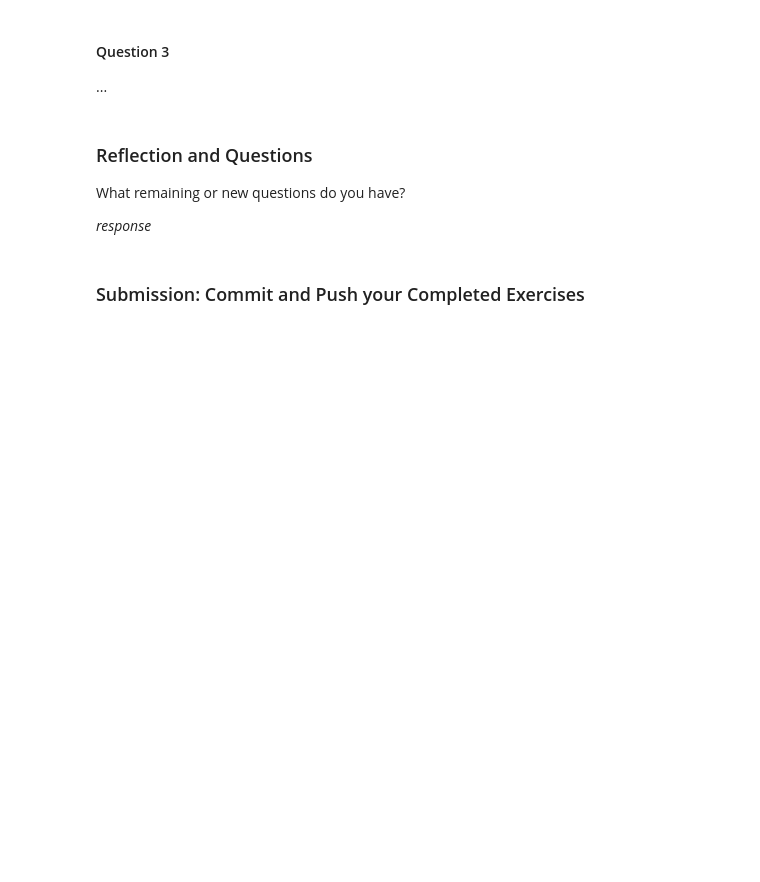
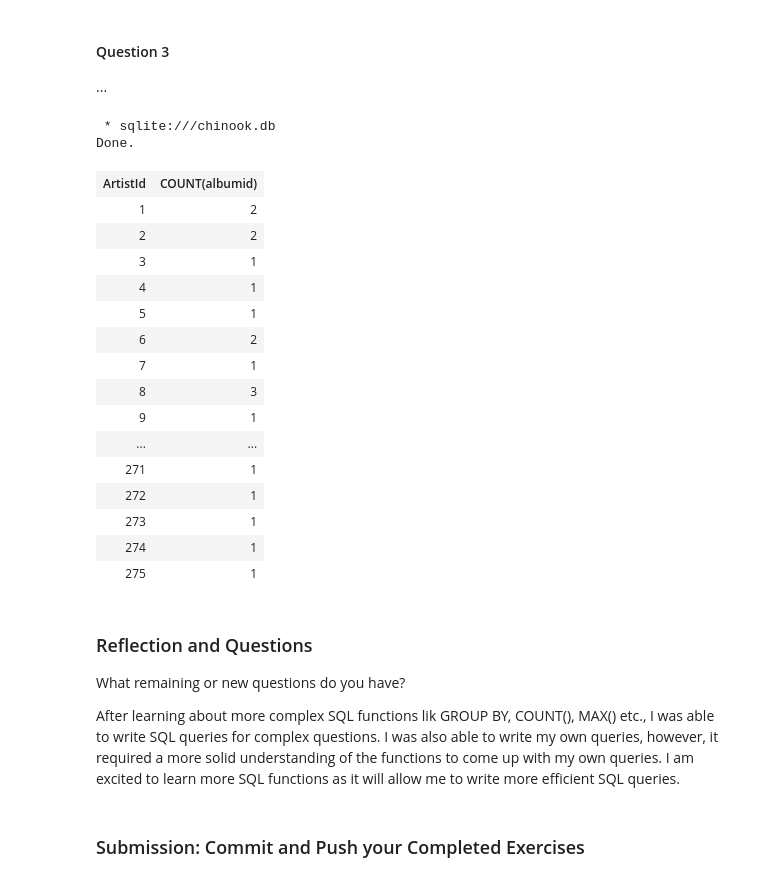
Before and after one commit to dixita9/CSC330-Introduction-to-SQL-T6, a Jupyter notebook: Intro_to_SQL_2.ipynb, the cells around one changed output. Drawn from its saved outputs; the diff is of its cells as text; code cells hidden in the pictures; blank space fills up the shorter version.

```diff
--- a/Intro_to_SQL_2.ipynb
+++ b/Intro_to_SQL_2.ipynb
@@ -171,11 +194,32 @@ SELECT MAX(COUNT(trackid)) FROM
 # %%
 %%sql
 -- Write your query here
+--How many albums does each artist have?
+SELECT artistid, COUNT(albumid) FROM albums GROUP BY artistid
+# %% [output]
+ * sqlite:///chinook.db
+Done.
+| ArtistId | COUNT(albumid) |
+| 1 | 2 |
+| 2 | 2 |
+| 3 | 1 |
+| 4 | 1 |
+| 5 | 1 |
+| 6 | 2 |
+| 7 | 1 |
+| 8 | 3 |
+| 9 | 1 |
+| ... | ... |
+| 271 | 1 |
+| 272 | 1 |
+| 273 | 1 |
+| 274 | 1 |
+| 275 | 1 |
 # %% [markdown]
 ### Reflection and Questions
 
 What remaining or new questions do you have?
 
-_response_
+After learning about more complex SQL functions lik GROUP BY, COUNT(), MAX() etc., I was able to write SQL queries for complex questions. I was also able to write my own queries, however, it required a more solid understanding of the functions to come up with my own queries. I am excited to learn more SQL functions as it will allow me to write more efficient SQL queries.
 # %% [markdown]
 ### Submission: Commit and Push your Completed Exercises
```
Also changed, not shown: parts of 2 cells of this notebook.
